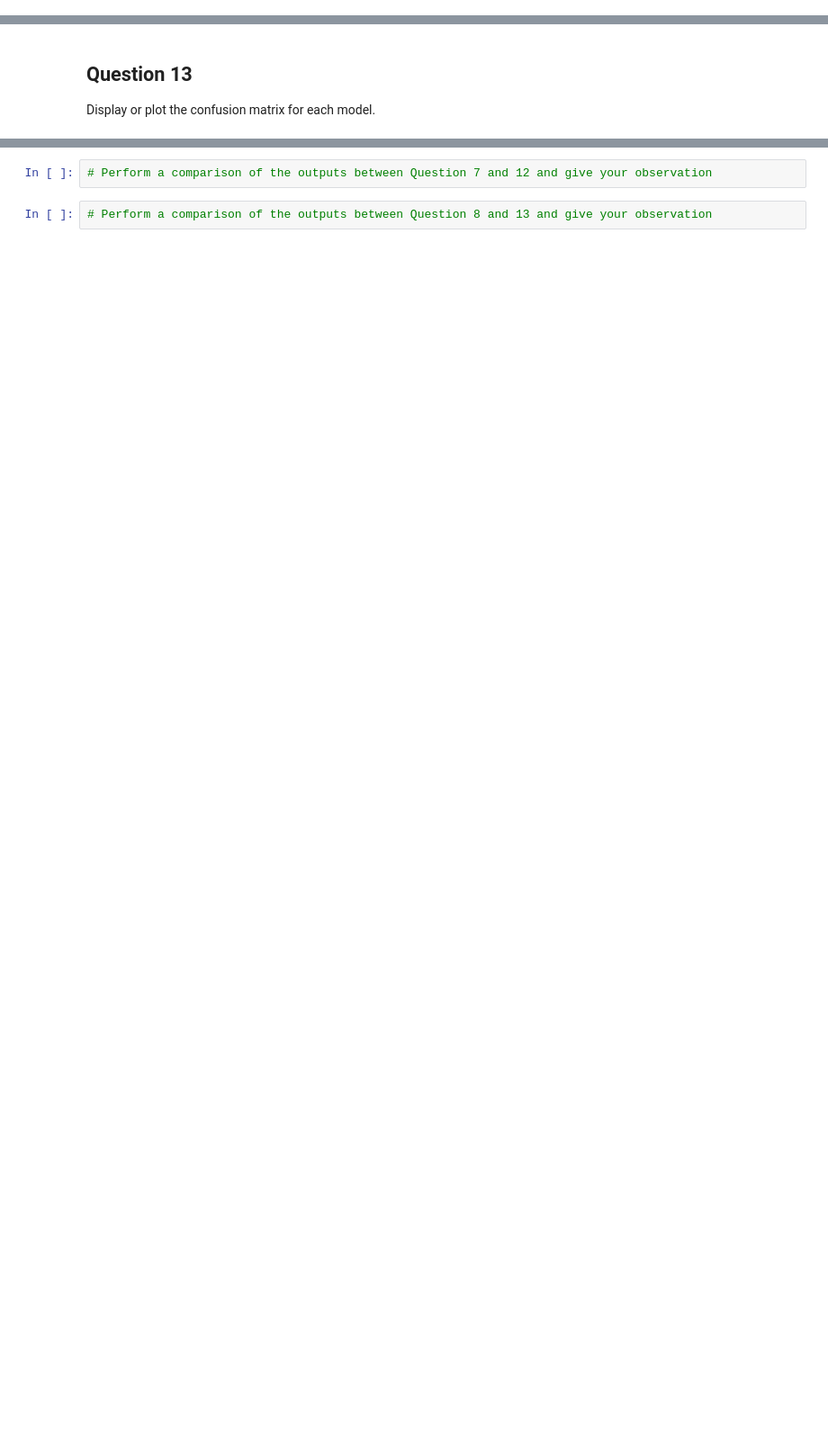
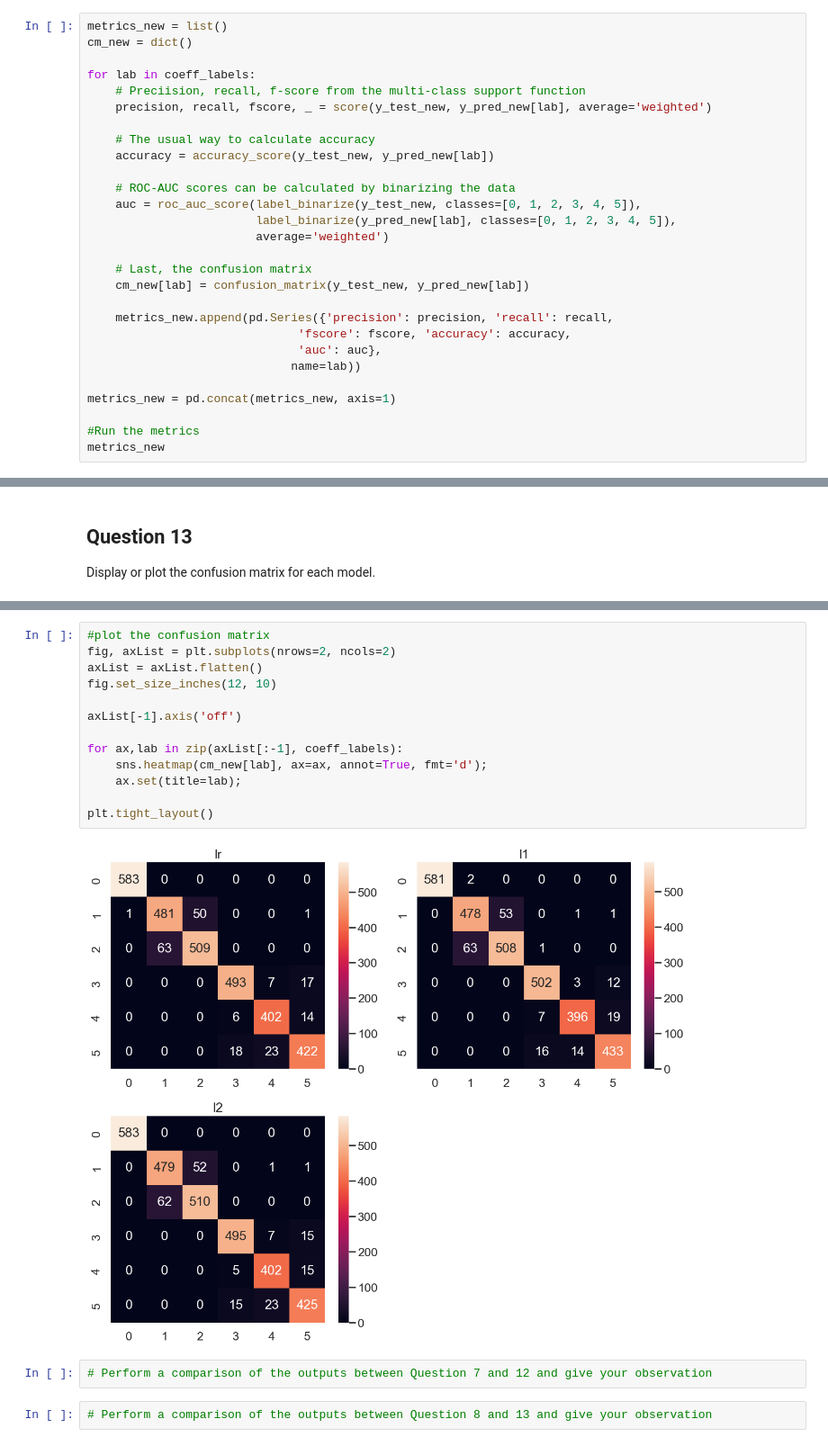
Before and after one commit to anambrito/IC-Inteligencia-Computacional, a Jupyter notebook: Regularização BiasVariância Métrica de Erro/Regressao_Logistica_V2_ava.ipynb, the cells around one changed output, grey strips where cells are left out. Shown at 90% size. Cells and saved outputs as stored; diff of their text form; blank space fills up the shorter version.

```diff
--- a/Regularização BiasVariância Métrica de Erro/Regressao_Logistica_V2_ava.ipynb
+++ b/Regularização BiasVariância Métrica de Erro/Regressao_Logistica_V2_ava.ipynb
@@ -356,0 +538,28 @@ Decide how to combine the multi-class metrics into a single value for each model
+# %%
+metrics_new = list()
+cm_new = dict()
+
+for lab in coeff_labels:
+    # Preciision, recall, f-score from the multi-class support function
+    precision, recall, fscore, _ = score(y_test_new, y_pred_new[lab], average='weighted')
+
+    # The usual way to calculate accuracy
+    accuracy = accuracy_score(y_test_new, y_pred_new[lab])
+
+    # ROC-AUC scores can be calculated by binarizing the data
+    auc = roc_auc_score(label_binarize(y_test_new, classes=[0, 1, 2, 3, 4, 5]),
+                        label_binarize(y_pred_new[lab], classes=[0, 1, 2, 3, 4, 5]),
+                        average='weighted')
+
+    # Last, the confusion matrix
+    cm_new[lab] = confusion_matrix(y_test_new, y_pred_new[lab])
+
+    metrics_new.append(pd.Series({'precision': precision, 'recall': recall,
+                              'fscore': fscore, 'accuracy': accuracy,
+                              'auc': auc},
+                             name=lab))
+
+metrics_new = pd.concat(metrics_new, axis=1)
+
+#Run the metrics
+metrics_new
@@ -363,3 +577,18 @@ Display or plot the confusion matrix for each model.
+# %%
+#plot the confusion matrix
+fig, axList = plt.subplots(nrows=2, ncols=2)
+axList = axList.flatten()
+fig.set_size_inches(12, 10)
+
+axList[-1].axis('off')
+
+for ax,lab in zip(axList[:-1], coeff_labels):
+    sns.heatmap(cm_new[lab], ax=ax, annot=True, fmt='d');
+    ax.set(title=lab);
+
+plt.tight_layout()
+# %% [output]
+[figure, added]
 # %%
 # Perform a comparison of the outputs between Question 7 and 12 and give your observation
 # %%
```
Also changed, not shown: parts of 32 cells of this notebook.
